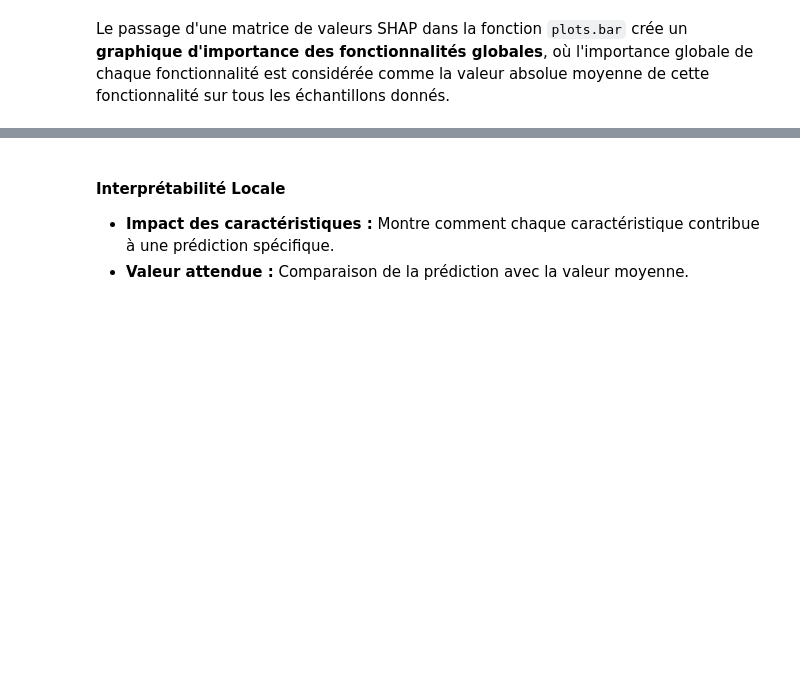
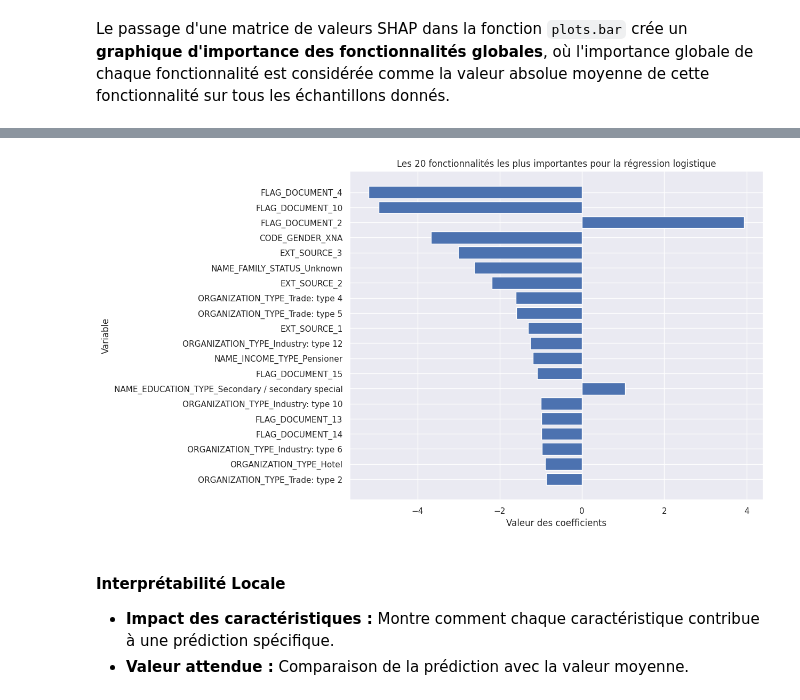
Before and after one commit to DavidScanu/oc-ai-engineer-p04-scoring, a Jupyter notebook: p04_scanu_david_02_notebook_training_2024_11_22.ipynb, the cells around one changed output, grey strips where cells are left out. Cells and saved outputs as stored; diff of their text form; code cells hidden in the pictures; blank space fills up the shorter version.

```diff
--- a/p04_scanu_david_02_notebook_training_2024_11_22.ipynb
+++ b/p04_scanu_david_02_notebook_training_2024_11_22.ipynb
@@ -1606,3 +1606,33 @@ shap.plots.bar(shap_values, max_display=20)
+# %%
+# Get the feature names
+feature_names = X_train_resampled_w_col_names.columns
+
+# Get the coefficients from the logistic regression model
+coefficients = loaded_model_lr_best.coef_[0]
+
+# Create a DataFrame to hold feature names and their corresponding coefficients
+feature_importance = pd.DataFrame({
+    'Feature': feature_names,
+    'Coefficient': coefficients
+})
+
+# Sort the DataFrame by the absolute value of the coefficients
+feature_importance['Absolute Coefficient'] = feature_importance['Coefficient'].abs()
+feature_importance = feature_importance.sort_values(by='Absolute Coefficient', ascending=False)
+
+# Select the top 20 most important features
+top_20_features = feature_importance.head(20)
+
+# Plot the feature importance
+plt.figure(figsize=(10, 8))
+plt.barh(top_20_features['Feature'], top_20_features['Coefficient'])
+plt.xlabel('Valeur des coefficients')
+plt.ylabel('Variable')
+plt.title('Les 20 fonctionnalités les plus importantes pour la régression logistique')
+plt.gca().invert_yaxis()
+plt.show()
+# %% [output]
+[figure, added]
 # %% [markdown]
 #### Interprétabilité Locale
 
```
Also changed, not shown: parts of 11 cells of this notebook.
